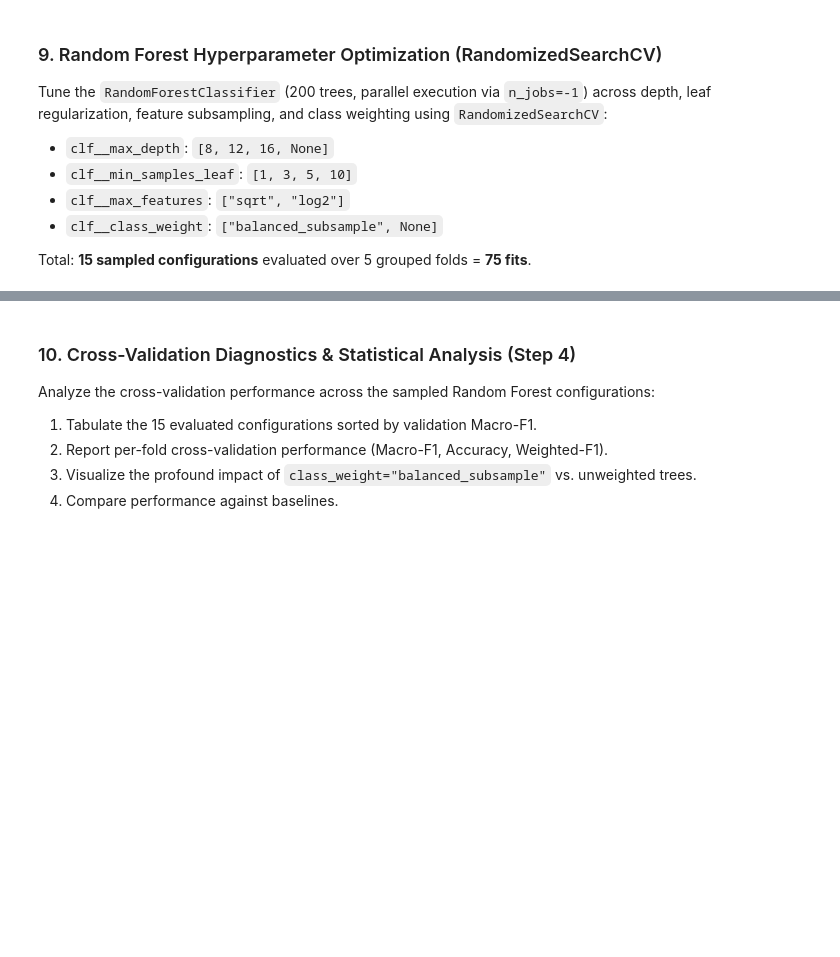
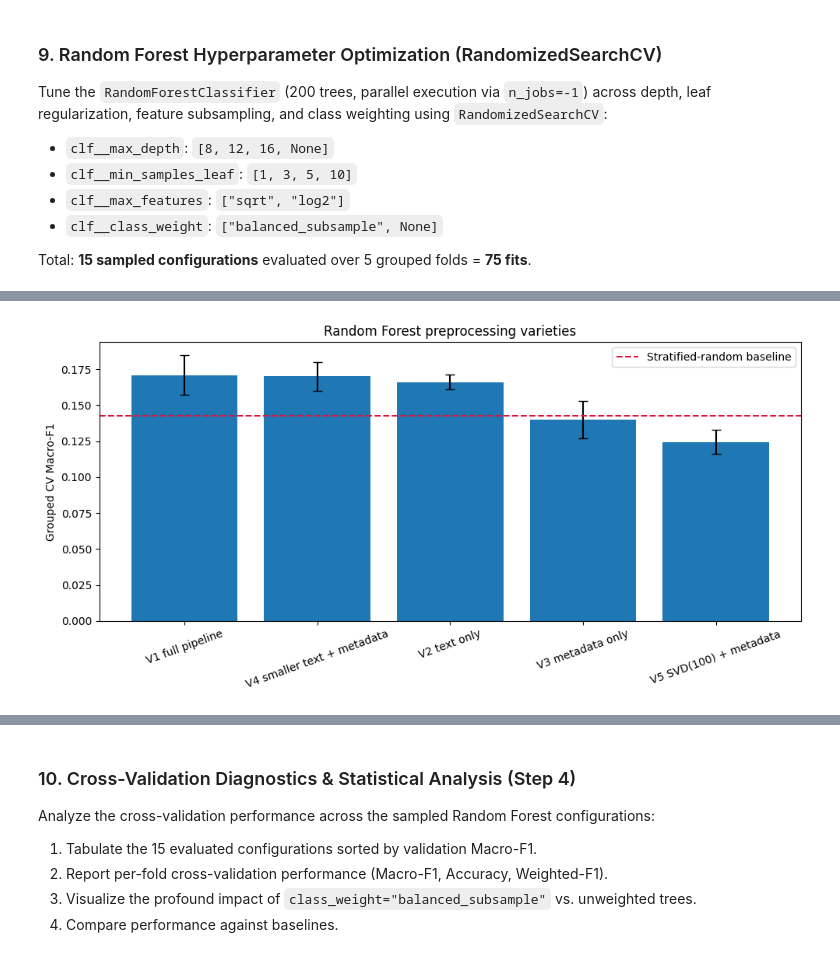
Before and after one commit to it25102877/IT2011-AIML-Project, a Jupyter notebook: notebooks/IT25102877_Model_RandomForest.ipynb, the cells around one changed output, grey strips where cells are left out. Saved outputs shown, nothing was run; the diff lists cells and outputs as text; code cells hidden in the pictures; blank space fills up the shorter version.

```diff
--- a/notebooks/IT25102877_Model_RandomForest.ipynb
+++ b/notebooks/IT25102877_Model_RandomForest.ipynb
@@ -381,0 +389,79 @@ Best Parameters        : {'clf__min_samples_leaf': 1, 'clf__max_features': 'sqrt
+# %%
+from sklearn.compose import ColumnTransformer
+from sklearn.model_selection import cross_validate
+
+full_source_rf = build_full_preprocessor()
+text_only_rf = ColumnTransformer(
+    [("text_features", clone(full_source_rf.transformers[0][1]), full_source_rf.transformers[0][2])],
+    remainder="drop",
+)
+metadata_source_rf = build_full_preprocessor()
+metadata_only_rf = ColumnTransformer(
+    [(name, clone(transformer), columns) for name, transformer, columns in metadata_source_rf.transformers[1:]],
+    remainder="drop",
+)
+smaller_text_rf = build_full_preprocessor()
+smaller_text_rf.set_params(
+    text_features__tfidf__max_features=500,
+    text_features__tfidf__ngram_range=(1, 1),
+)
+
+variant_preprocessors_rf = {
+    "V1 full pipeline": build_full_preprocessor(),
+    "V2 text only": text_only_rf,
+    "V3 metadata only": metadata_only_rf,
+    "V4 smaller text + metadata": smaller_text_rf,
+    "V5 SVD(100) + metadata": build_full_preprocessor(use_svd=True, n_svd_components=100),
+}
+rf_variant_params = {key.removeprefix("clf__"): value for key, value in rf_search.best_params_.items()}
+variant_rows_rf = []
+for variant_name, variant_preprocessor in variant_preprocessors_rf.items():
+    variant_pipeline = Pipeline([
+        ("prep", variant_preprocessor),
+        ("clf", RandomForestClassifier(n_estimators=200, n_jobs=-1, random_state=RANDOM_STATE, **rf_variant_params)),
+    ], memory=CACHE_DIR)
+    scores = cross_validate(
+        variant_pipeline, X_train, y_train, scoring=SCORING, cv=cv_splits,
+        return_train_score=True, error_score="raise", n_jobs=1,
+    )
+    variant_rows_rf.append({
+        "Variant": variant_name,
+        "CV Macro-F1 Mean": scores["test_macro_f1"].mean(),
+        "CV Macro-F1 Std": scores["test_macro_f1"].std(ddof=0),
+        "CV Accuracy Mean": scores["test_accuracy"].mean(),
+        "CV Accuracy Std": scores["test_accuracy"].std(ddof=0),
+        "CV Weighted-F1 Mean": scores["test_weighted_f1"].mean(),
+        "CV Weighted-F1 Std": scores["test_weighted_f1"].std(ddof=0),
+        "Train Macro-F1 Mean": scores["train_macro_f1"].mean(),
+        "Overfitting Gap": scores["train_macro_f1"].mean() - scores["test_macro_f1"].mean(),
+    })
+
+rf_variants = pd.DataFrame(variant_rows_rf).sort_values("CV Macro-F1 Mean", ascending=False).reset_index(drop=True)
+display(rf_variants.style.format({column: "{:.4f}" for column in rf_variants.columns if column != "Variant"}))
+rf_variants_path = PHASE2_DIR / "random_forest_preprocessing_variants.csv"
+rf_variants.to_csv(rf_variants_path, index=False)
+
+fig, ax = plt.subplots(figsize=(10, 5))
+ax.bar(rf_variants["Variant"], rf_variants["CV Macro-F1 Mean"], yerr=rf_variants["CV Macro-F1 Std"], capsize=4)
+ax.axhline(BASELINES["stratified_random"]["macro_f1_mean"], color="crimson", linestyle="--", label="Stratified-random baseline")
+ax.set_ylabel("Grouped CV Macro-F1")
+ax.set_title("Random Forest preprocessing varieties")
+ax.tick_params(axis="x", rotation=20)
+ax.legend()
+fig.tight_layout()
+rf_variants_figure = PHASE2_DIR / "random_forest_preprocessing_variants.png"
+fig.savefig(rf_variants_figure, dpi=300, bbox_inches="tight")
+plt.show()
+
+best_variant_rf = rf_variants.iloc[0]
+v1_variant_rf = rf_variants.loc[rf_variants["Variant"] == "V1 full pipeline"].iloc[0]
+one_std_rf = max(best_variant_rf["CV Macro-F1 Std"], v1_variant_rf["CV Macro-F1 Std"])
+within_one_std_rf = abs(best_variant_rf["CV Macro-F1 Mean"] - v1_variant_rf["CV Macro-F1 Mean"]) <= one_std_rf
+print(f"Best variant: {best_variant_rf['Variant']}")
+print(f"Within one standard deviation of V1: {'Yes' if within_one_std_rf else 'No'}")
+implication_rf = ("the grouped CV evidence does not clearly separate the best variant from V1" if within_one_std_rf else "the preprocessing choice produces a practically clear CV difference from V1")
+print(f"Implication: {implication_rf}.")
+print(f"Saved: {rel(rf_variants_path)} and {rel(rf_variants_figure)}")
+if best_variant_rf["Variant"] != "V1 full pipeline" and best_variant_rf["CV Macro-F1 Mean"] - v1_variant_rf["CV Macro-F1 Mean"] > one_std_rf:
+    raise RuntimeError("STOP: a preprocessing variant beats V1 by more than the larger standard deviation; the final test evaluation must be rerun once.")
+# %% [output]
@@ -381,0 +474 @@ Best Parameters        : {'clf__min_samples_leaf': 1, 'clf__max_features': 'sqrt
+[figure, added]
```
Also changed, not shown: parts of 11 cells of this notebook, 5 other files.
